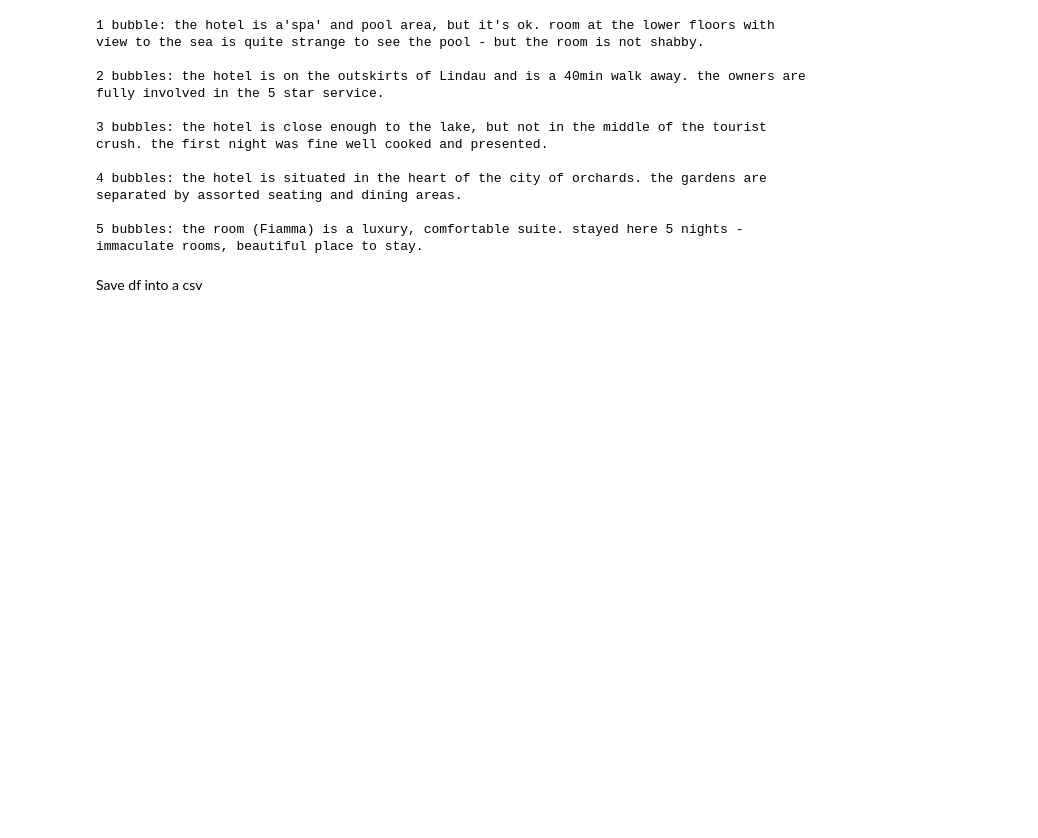
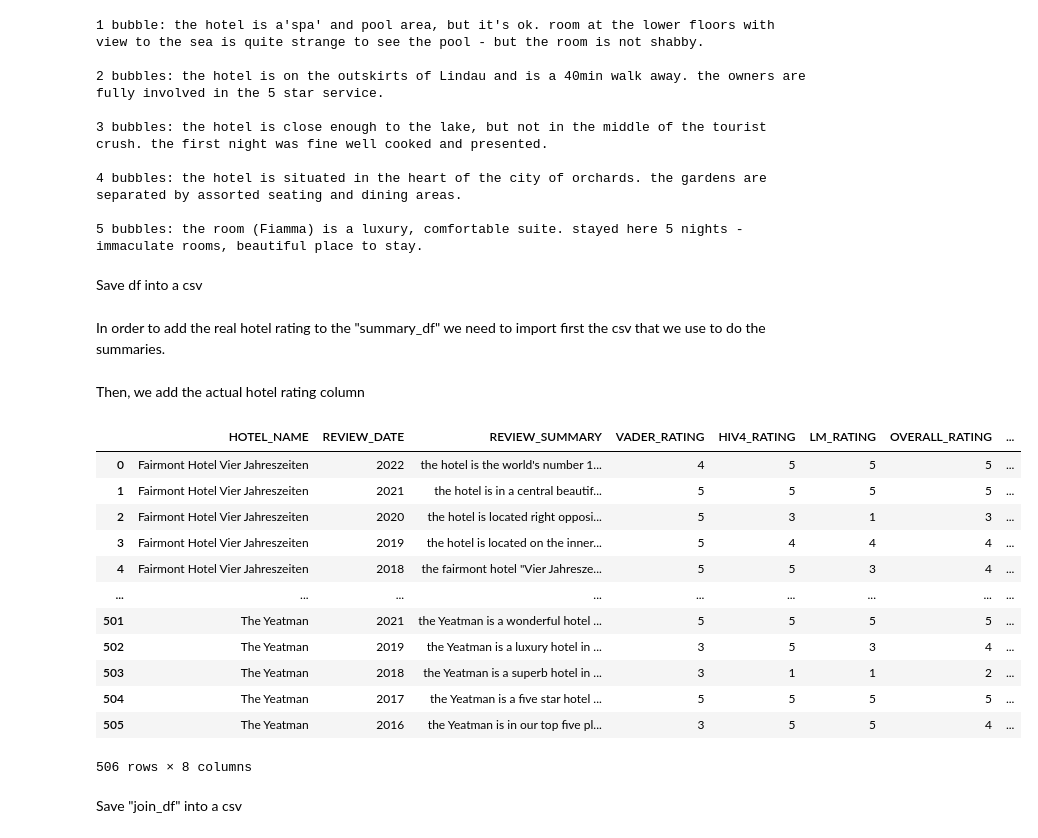
Before and after one commit to Esarac/Tripadvisor-Hotel, a Jupyter notebook: scripts/qualitative_analysis.ipynb, the cells around one changed output. Cells and saved outputs as stored; diff of their text form; code cells hidden in the pictures; blank space fills up the shorter version.

Commit message:
Add the HOTEL_RATING column to the normalize csv 😎

```diff
--- a/scripts/qualitative_analysis.ipynb
+++ b/scripts/qualitative_analysis.ipynb
@@ -467,3 +480,38 @@ Save df into a csv
 # %%
 SUMMARY_OUTPUT_PATH = '../data/qualitative_analysis/sentiment/tripadvisor_hotels_summaries_sentiments.csv'
 summary_df.to_csv(SUMMARY_OUTPUT_PATH, index=False)
+# %% [markdown]
+In order to add the real hotel rating to the "summary_df" we need to import first the csv that we use to do the summaries.
+# %%
+ORGINAL_SUST_HOTELS_FILE_PATH = '../data/exploratory_analysis/tripadvisor_hotels_sustainable_clean.csv'
+ORIGINAL_OTHER_HOTELS_FILE_PATH = '../data/exploratory_analysis/tripadvisor_hotels_nonsustainable_clean.csv'
+
+original_sust_df = pd.read_csv(SUSTAINABLE_HOTELS_FILE_PATH)
+original_other_df = pd.read_csv(OTHER_HOTELS_FILE_PATH)
+
+original_df = pd.concat([original_sust_df, original_other_df], ignore_index=True)
+# %% [markdown]
+Then, we add the actual hotel rating column
+# %%
+hotel_df = original_df.groupby(["HOTEL_NAME", "HOTEL_RATING"]).size().reset_index(name='HOTEL_REVIEW_COUNT').drop(['HOTEL_REVIEW_COUNT'], axis=1)
+
+join_df = summary_df.join(hotel_df.set_index('HOTEL_NAME'), on='HOTEL_NAME', validate='m:1')
+join_df['HOTEL_RATING'] = join_df['HOTEL_RATING'].map(lambda x: x / 10)
+# %%
+join_df
+# %% [output]
+|  | HOTEL_NAME | REVIEW_DATE | REVIEW_SUMMARY | VADER_RATING | HIV4_RATING | LM_RATING | OVERALL_RATING | ... |
+| 0 | Fairmont Hotel Vier Jahreszeiten | 2022 | the hotel is the world's number 1... | 4 | 5 | 5 | 5 | ... |
+| 1 | Fairmont Hotel Vier Jahreszeiten | 2021 | the hotel is in a central beautif... | 5 | 5 | 5 | 5 | ... |
+| 2 | Fairmont Hotel Vier Jahreszeiten | 2020 | the hotel is located right opposi... | 5 | 3 | 1 | 3 | ... |
+| 3 | Fairmont Hotel Vier Jahreszeiten | 2019 | the hotel is located on the inner... | 5 | 4 | 4 | 4 | ... |
+| 4 | Fairmont Hotel Vier Jahreszeiten | 2018 | the fairmont hotel "Vier Jahresze... | 5 | 5 | 3 | 4 | ... |
+| ... | ... | ... | ... | ... | ... | ... | ... | ... |
+| 501 | The Yeatman | 2021 | the Yeatman is a wonderful hotel ... | 5 | 5 | 5 | 5 | ... |
+| 502 | The Yeatman | 2019 | the Yeatman is a luxury hotel in ... | 3 | 5 | 3 | 4 | ... |
+| 503 | The Yeatman | 2018 | the Yeatman is a superb hotel in ... | 3 | 1 | 1 | 2 | ... |
+| 504 | The Yeatman | 2017 | the Yeatman is a five star hotel ... | 5 | 5 | 5 | 5 | ... |
+| 505 | The Yeatman | 2016 | the Yeatman is in our top five pl... | 3 | 5 | 5 | 4 | ... |
+506 rows × 8 columns
+# %% [markdown]
+Save "join_df" into a csv
```
Also changed, not shown: parts of 3 cells of this notebook.
